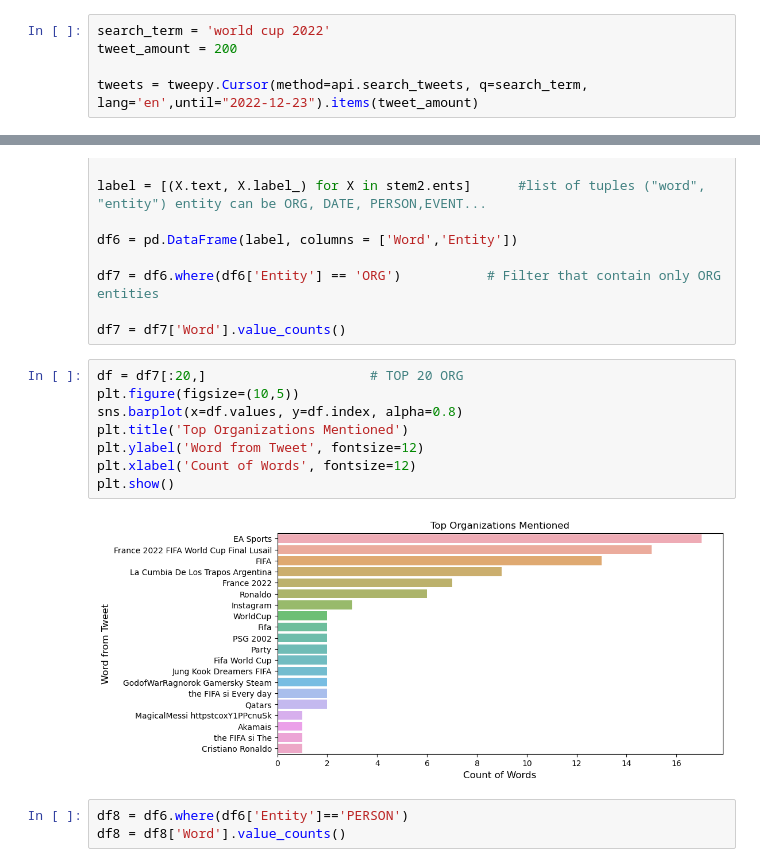
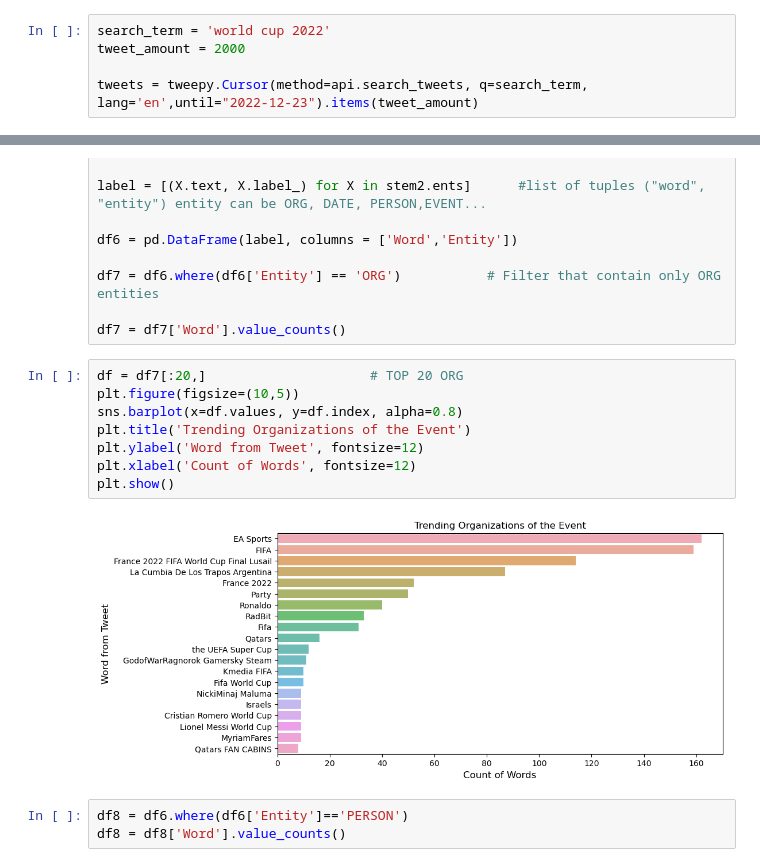
Before and after one commit to YoussefCheikhani/TwitterSentimentAnalysis, a Jupyter notebook: TwitterNLP.ipynb, the cells around one changed output, grey strips where cells are left out. Cells and saved outputs as stored; diff of their text form.

Commit message:
2000 Tweets Sample Analysis

```diff
--- a/TwitterNLP.ipynb
+++ b/TwitterNLP.ipynb
@@ -14,7 +14,7 @@ auth.set_access_token(tc.ACCESS_TOKEN, tc.ACCESS_TOKEN_SECRET)
 api = tweepy.API(auth)
 # %%
 search_term = 'world cup 2022'
-tweet_amount = 200
+tweet_amount = 2000
 
 tweets = tweepy.Cursor(method=api.search_tweets, q=search_term, lang='en',until="2022-12-23").items(tweet_amount)
 # %%
@@ -230,13 +175,13 @@ df7 = df7['Word'].value_counts()
 # %%
 df = df7[:20,]                     # TOP 20 ORG
 plt.figure(figsize=(10,5))
 sns.barplot(x=df.values, y=df.index, alpha=0.8)
-plt.title('Top Organizations Mentioned')
+plt.title('Trending Organizations of the Event')
 plt.ylabel('Word from Tweet', fontsize=12)
 plt.xlabel('Count of Words', fontsize=12)
 plt.show()
 # %% [output]
-[figure, old version]
+[figure, new version]
 # %%
 df8 = df6.where(df6['Entity']=='PERSON')
 df8 = df8['Word'].value_counts()
```
Also changed, not shown: parts of 8 cells of this notebook.
